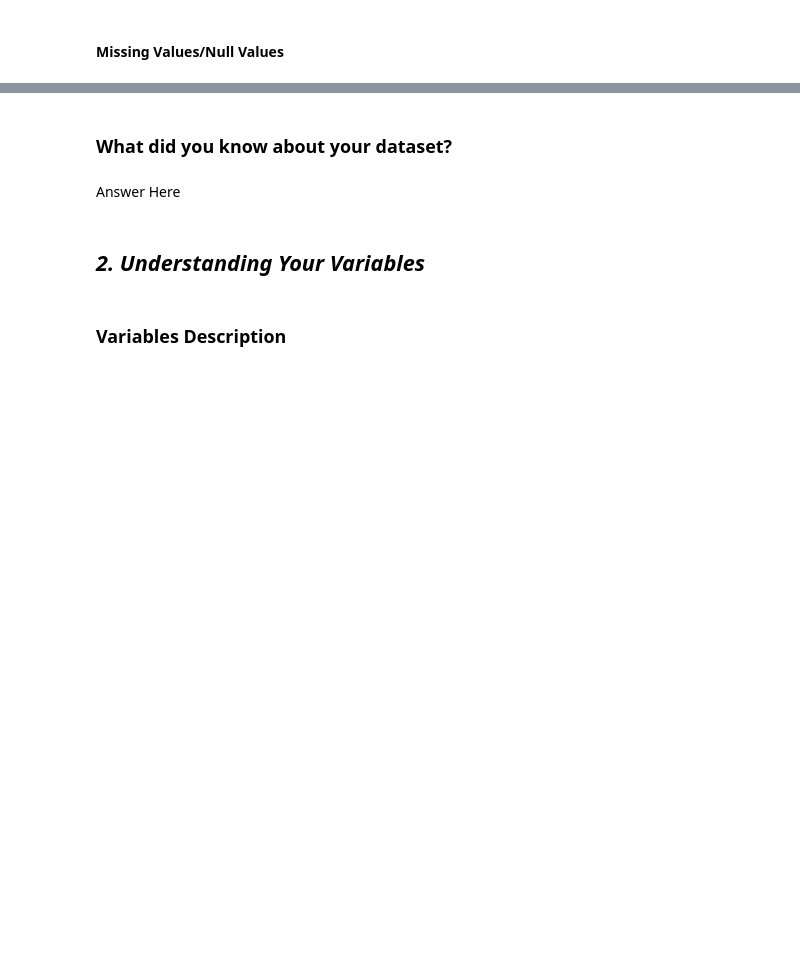
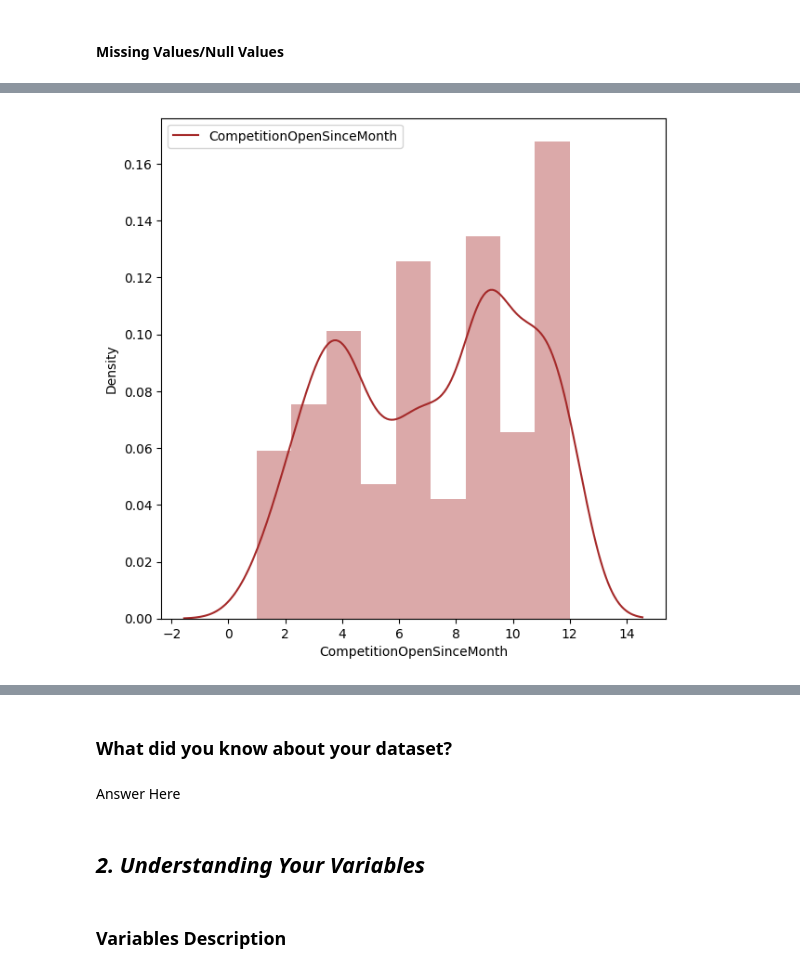
Before and after one commit to rahultj333/ML-Regression-Retails-sales-Prediction, a Jupyter notebook: Individual_ML_Regression_Retails_sales_Prediction.ipynb, the cells around one changed output, grey strips where cells are left out. Saved outputs shown, nothing was run; the diff lists cells and outputs as text; code cells hidden in the pictures; blank space fills up the shorter version.

```diff
--- a/Individual_ML_Regression_Retails_sales_Prediction.ipynb
+++ b/Individual_ML_Regression_Retails_sales_Prediction.ipynb
@@ -115,0 +335,8 @@ M - Multivariate Analysis
+# %%
+# checking CompetitionOpenSinceMonth distributuion
+plt.figure(figsize=(7,7))
+sns.distplot(df2['CompetitionOpenSinceMonth'],color = 'brown')
+plt.legend(['CompetitionOpenSinceMonth'])
+plt.show()
+# %% [output]
+[figure, added]
```
Also changed, not shown: parts of 29 cells of this notebook.
